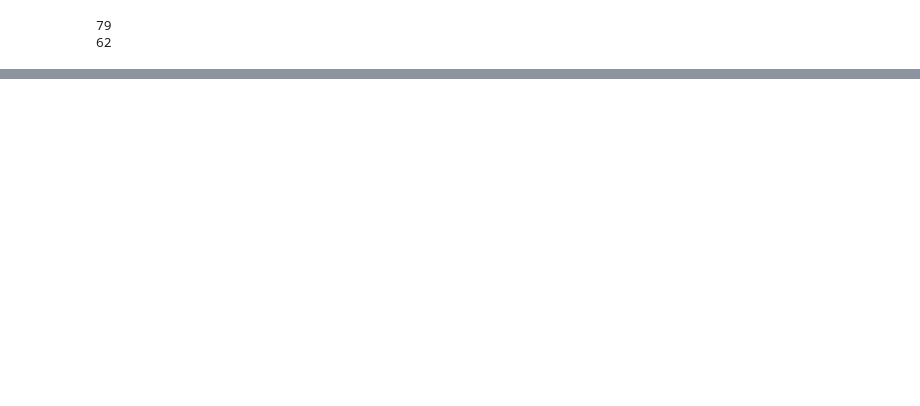
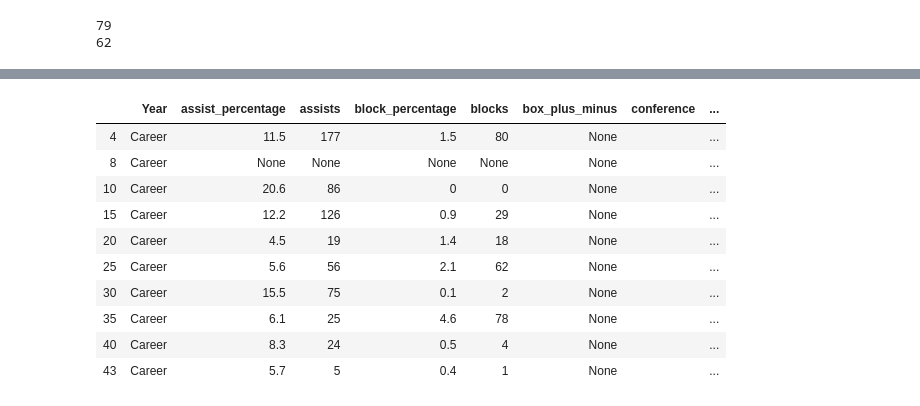
Before and after one commit to aseem645/SIADS591_Project, a Jupyter notebook: NBA_API_Notebook.ipynb, the cells around one changed output, grey strips where cells are left out. Cells and saved outputs as stored; diff of their text form; code cells hidden in the pictures; blank space fills up the shorter version.

```diff
--- a/NBA_API_Notebook.ipynb
+++ b/NBA_API_Notebook.ipynb
@@ -362,0 +385,6 @@ print(player_names_collected)
+# %%
+purdue = Roster('PURDUE', '2017')
+for player in purdue.players:
+    # Prints the name of all players who played for Purdue in the most
+    # recent season.
+    print(player.name)
@@ -362,0 +404,45 @@ print(player_names_collected)
+# %%
+teams = Teams()
+team_lst = []
+for team in teams:
+    team_lst.append(team.name)
+
+season_list = ['2005', '2006', '2007', '2008', '2009', '2010']
+player_list = []
+def player_collection(team_lst):
+    for team in team_lst:
+        for season in season_list:
+            try:
+                roster = Roster(team,season)
+                for player in roster.players:
+                    # Prints the name of all players who played for Purdue in the most
+                    # recent season.
+                    player_list.append(player.name)
+            except:
+                next
+    return player_list
+
+sample_list = player_collection(random.sample(team_lst,2))
+# %%
+sampledf = playerdf(playerformat(sample_list))
+sampledf = sampledf.reset_index().rename(columns={'index':'Year'})
+sampledf['Year'] = sampledf['Year'].astype(str)
+sampledf['Year'] = sampledf['Year'].str.replace('(', '')
+sampledf['Year'] = sampledf['Year'].str.replace(')', '')
+sampledf['Year'] = sampledf['Year'].str.replace("'", "")
+sampledf['Year'] = sampledf['Year'].str.replace(',', '')
+career = sampledf['Year']=='Career'
+sampledf = sampledf[career]
+sampledf.head(10)
+# %% [output]
+|  | Year | assist_percentage | assists | block_percentage | blocks | box_plus_minus | conference | ... |
+| 4 | Career | 11.5 | 177 | 1.5 | 80 | None |  | ... |
+| 8 | Career | None | None | None | None | None |  | ... |
+| 10 | Career | 20.6 | 86 | 0 | 0 | None |  | ... |
+| 15 | Career | 12.2 | 126 | 0.9 | 29 | None |  | ... |
+| 20 | Career | 4.5 | 19 | 1.4 | 18 | None |  | ... |
+| 25 | Career | 5.6 | 56 | 2.1 | 62 | None |  | ... |
+| 30 | Career | 15.5 | 75 | 0.1 | 2 | None |  | ... |
+| 35 | Career | 6.1 | 25 | 4.6 | 78 | None |  | ... |
+| 40 | Career | 8.3 | 24 | 0.5 | 4 | None |  | ... |
+| 43 | Career | 5.7 | 5 | 0.4 | 1 | None |  | ... |
```
Also changed, not shown: parts of 13 cells of this notebook.
